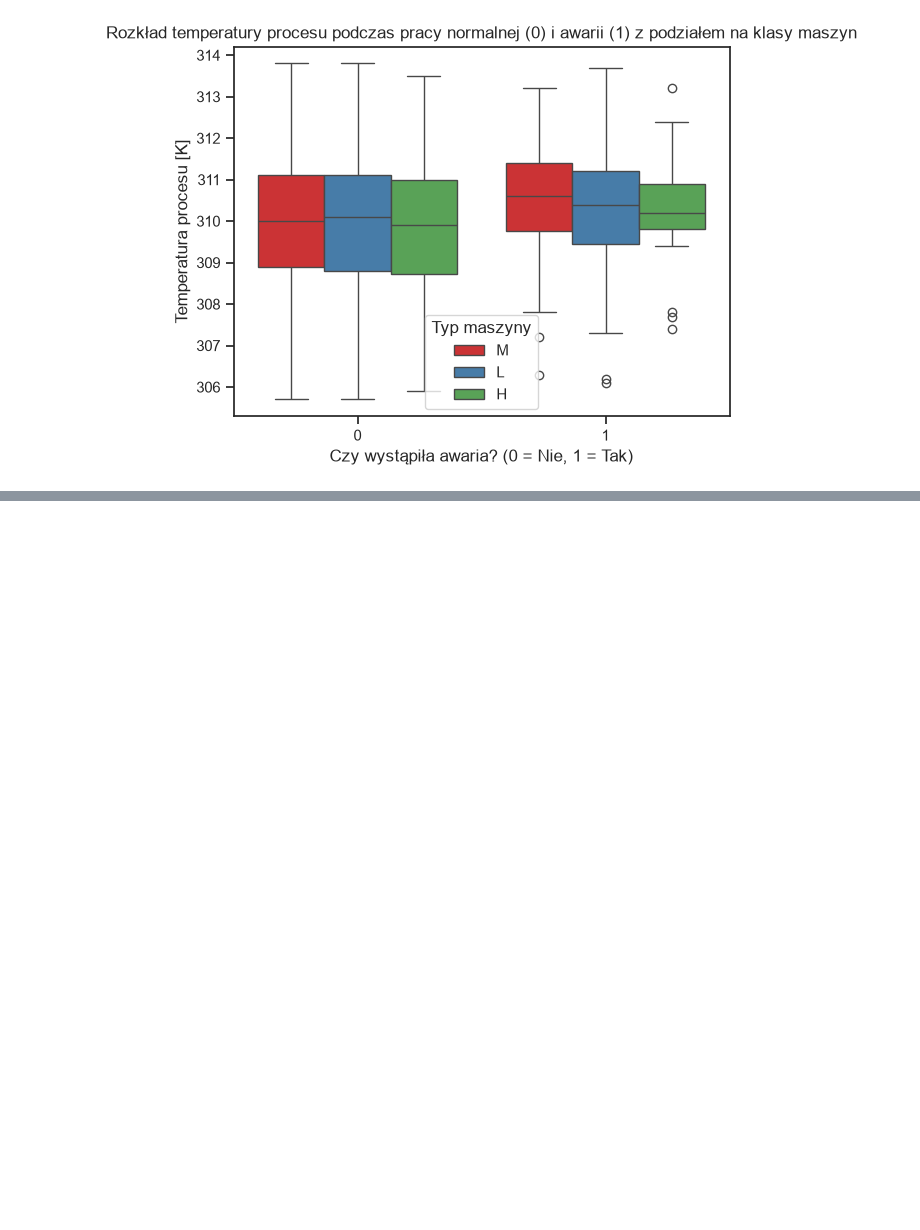
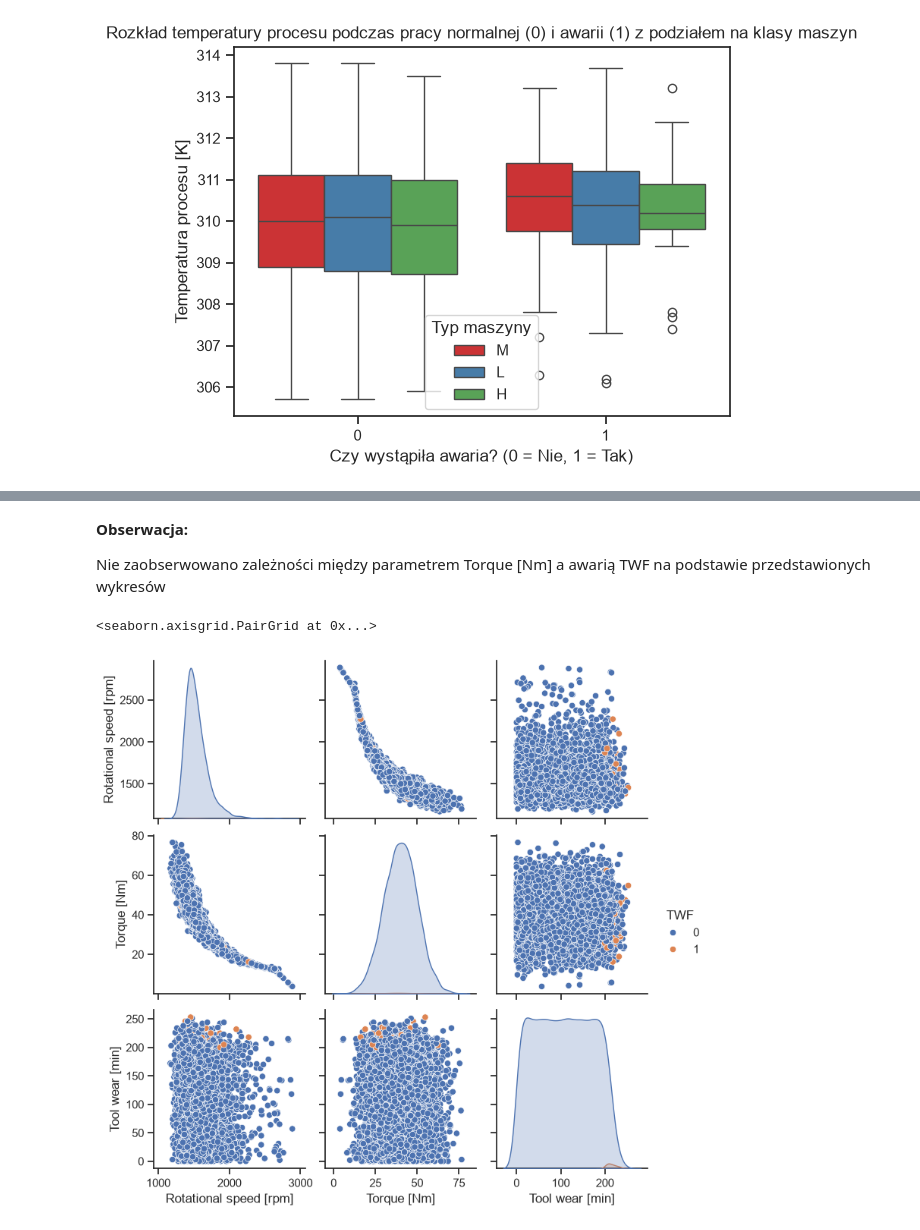
Before and after one commit to KacperKnapek/Machine-failure-prediction, a Jupyter notebook: notebooks/01_eda.ipynb, the cells around one changed output, grey strips where cells are left out. Saved outputs shown, nothing was run; the diff lists cells and outputs as text; code cells hidden in the pictures; blank space fills up the shorter version.

```diff
--- a/notebooks/01_eda.ipynb
+++ b/notebooks/01_eda.ipynb
@@ -256,0 +341,9 @@ plt.show()
+# %% [markdown]
+**Obserwacja:**
+
+Nie zaobserwowano zależności między parametrem Torque [Nm] a awarią TWF na podstawie przedstawionych wykresów
+# %%
+sns.pairplot(df[['Rotational speed [rpm]', 'Torque [Nm]', 'Tool wear [min]', 'TWF']], hue='TWF')
+# %% [output]
+<seaborn.axisgrid.PairGrid at 0x...>
+[figure, added]
```
Also changed, not shown: parts of 49 cells of this notebook.
